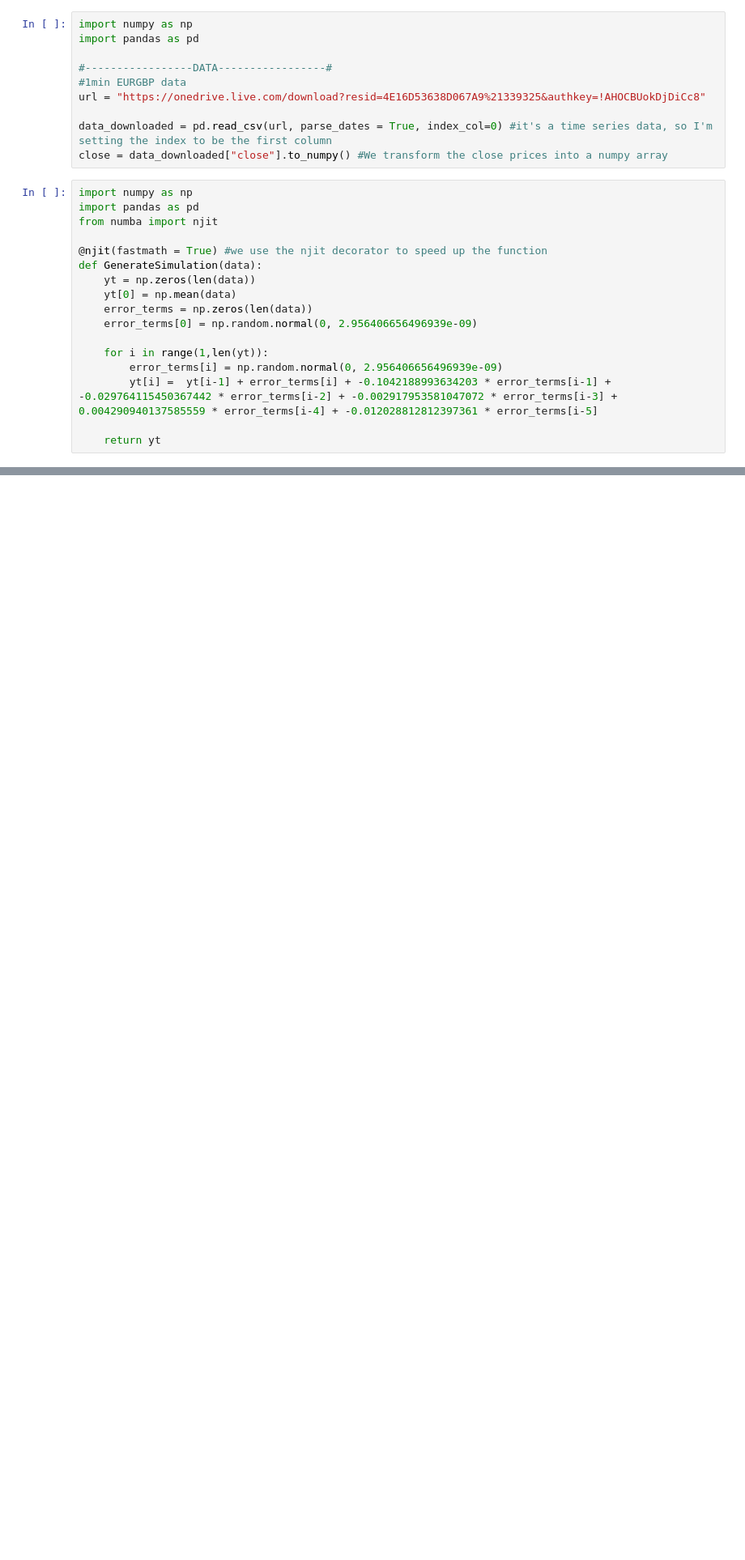
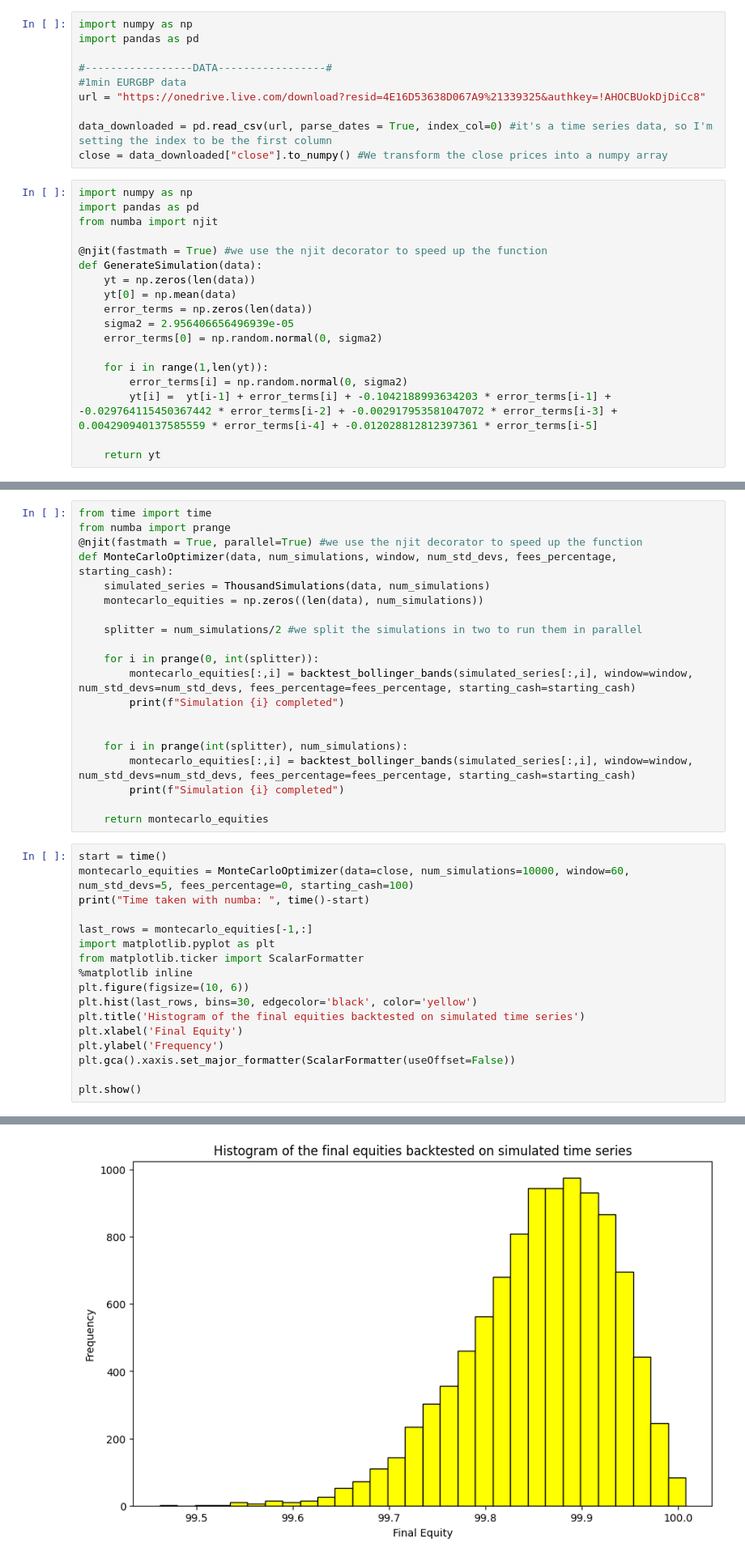
Before and after one commit to edoardoCame/PythonMiniTutorials, a Jupyter notebook: time series models/...To practice/ts simulation ARIMA.ipynb, the cells around one changed output, grey strips where cells are left out. Shown at 81% size. Saved outputs shown, nothing was run; the diff lists cells and outputs as text; blank space fills up the shorter version.

```diff
--- a/time series models/...To practice/ts simulation ARIMA.ipynb
+++ b/time series models/...To practice/ts simulation ARIMA.ipynb
@@ -113,10 +110,11 @@ def GenerateSimulation(data):
     yt = np.zeros(len(data))
     yt[0] = np.mean(data)
     error_terms = np.zeros(len(data))
-    error_terms[0] = np.random.normal(0, 2.956406656496939e-09)
+    sigma2 = 2.956406656496939e-05
+    error_terms[0] = np.random.normal(0, sigma2)
 
     for i in range(1,len(yt)):
-        error_terms[i] = np.random.normal(0, 2.956406656496939e-09)
+        error_terms[i] = np.random.normal(0, sigma2)
         yt[i] =  yt[i-1] + error_terms[i] + -0.1042188993634203 * error_terms[i-1] + -0.029764115450367442 * error_terms[i-2] + -0.002917953581047072 * error_terms[i-3] + 0.004290940137585559 * error_terms[i-4] + -0.012028812812397361 * error_terms[i-5]
 
     return yt
@@ -143,0 +136,38 @@ if want_to_plot == True:
+# %%
+from time import time
+from numba import prange
+@njit(fastmath = True, parallel=True) #we use the njit decorator to speed up the function
+def MonteCarloOptimizer(data, num_simulations, window, num_std_devs, fees_percentage, starting_cash):
+    simulated_series = ThousandSimulations(data, num_simulations)
+    montecarlo_equities = np.zeros((len(data), num_simulations))
+
+    splitter = num_simulations/2 #we split the simulations in two to run them in parallel
+
+    for i in prange(0, int(splitter)):
+        montecarlo_equities[:,i] = backtest_bollinger_bands(simulated_series[:,i], window=window, num_std_devs=num_std_devs, fees_percentage=fees_percentage, starting_cash=starting_cash)
+        print(f"Simulation {i} completed")
+
+
+    for i in prange(int(splitter), num_simulations):
+        montecarlo_equities[:,i] = backtest_bollinger_bands(simulated_series[:,i], window=window, num_std_devs=num_std_devs, fees_percentage=fees_percentage, starting_cash=starting_cash)
+        print(f"Simulation {i} completed")
+
+    return montecarlo_equities
+# %%
+start = time()
+montecarlo_equities = MonteCarloOptimizer(data=close, num_simulations=10000, window=60, num_std_devs=5, fees_percentage=0, starting_cash=100)
+print("Time taken with numba: ", time()-start)
+
+last_rows = montecarlo_equities[-1,:]
+import matplotlib.pyplot as plt
+from matplotlib.ticker import ScalarFormatter
+%matplotlib inline
+plt.figure(figsize=(10, 6))
+plt.hist(last_rows, bins=30, edgecolor='black', color='yellow')
+plt.title('Histogram of the final equities backtested on simulated time series')
+plt.xlabel('Final Equity')
+plt.ylabel('Frequency')
+plt.gca().xaxis.set_major_formatter(ScalarFormatter(useOffset=False))
+
+plt.show()
+# %% [output]
@@ -143,0 +191 @@ if want_to_plot == True:
+[figure, added]
```
Also changed, not shown: parts of 6 cells of this notebook.
